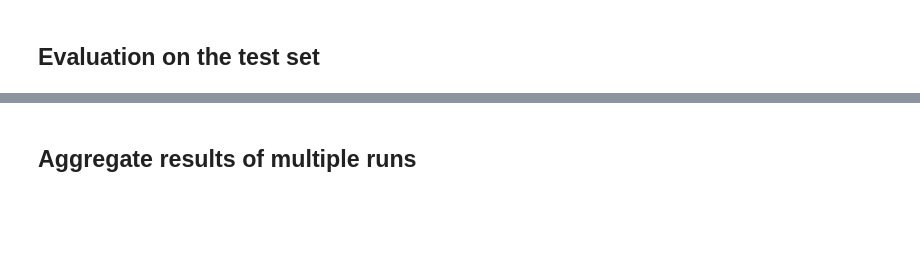
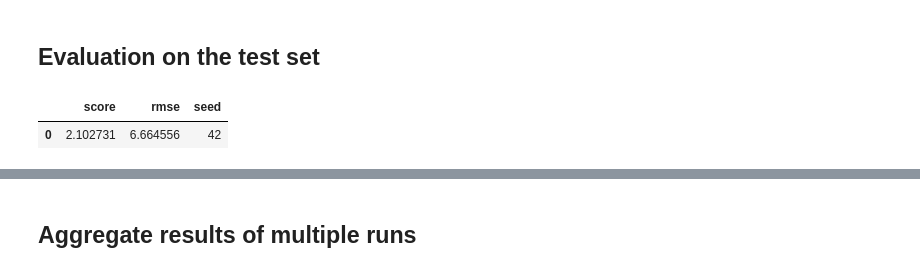
Before and after one commit to lars-quaedvlieg/CIVIL-426-Assignments, a Jupyter notebook: Assignment 3/03-assignment_1dcnn_prognostics.ipynb, the cells around one changed output, grey strips where cells are left out. Drawn from its saved outputs; the diff is of its cells as text; code cells hidden in the pictures; blank space fills up the shorter version.

```diff
--- a/Assignment 3/03-assignment_1dcnn_prognostics.ipynb
+++ b/Assignment 3/03-assignment_1dcnn_prognostics.ipynb
@@ -710,4 +746,9 @@ trainer.plot_losses()
 # %% [markdown]
 ## Evaluation on the test set
+# %%
+df_out.head()
+# %% [output]
+|  | score | rmse | seed |
+| 0 | 2.102731 | 6.664556 | 42 |
 # %%
 df_test, df_out = trainer.eval_rul_prediction(LOADERS[-1])
```
Also changed, not shown: parts of 13 cells of this notebook.
